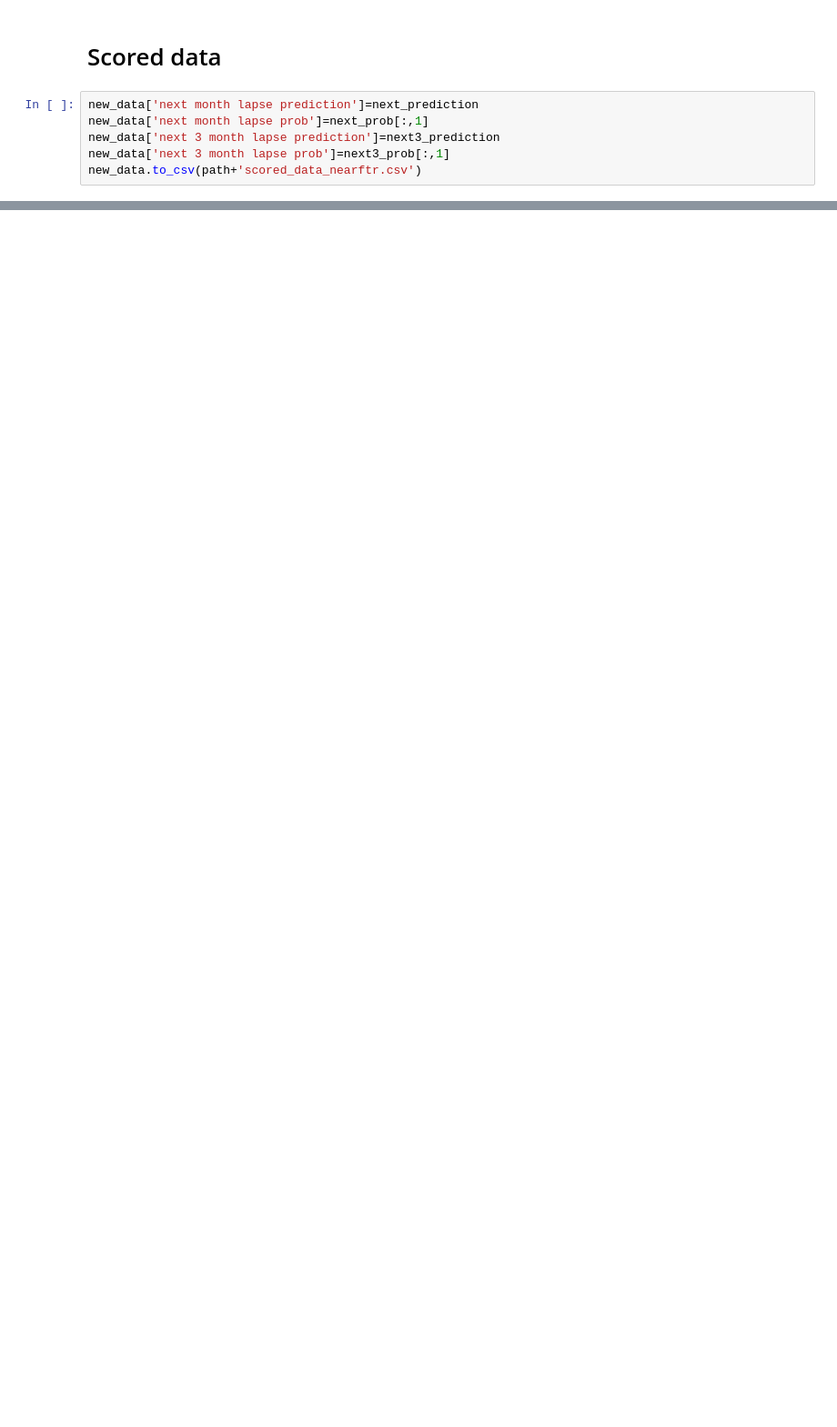
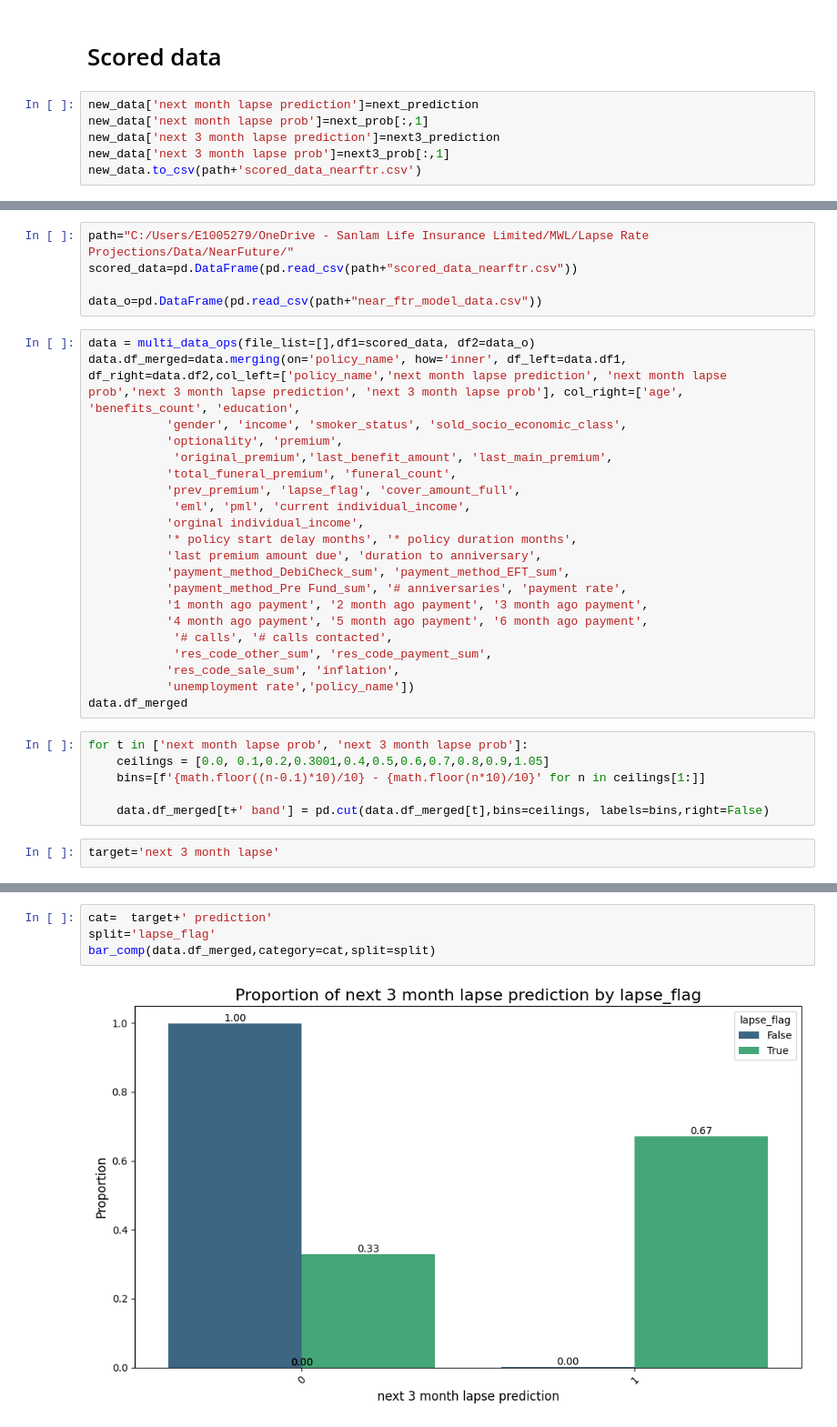
Before and after one commit to Christine-H-code/LapseRate_modeling, a Jupyter notebook: NearFuture/Near_Ftr_Lapse_Models.ipynb, the cells around one changed output, grey strips where cells are left out. Shown at 91% size. Cells and saved outputs as stored; diff of their text form; blank space fills up the shorter version.

```diff
--- a/NearFuture/Near_Ftr_Lapse_Models.ipynb
+++ b/NearFuture/Near_Ftr_Lapse_Models.ipynb
@@ -620,0 +1035,34 @@ new_data.to_csv(path+'scored_data_nearftr.csv')
+# %%
+path="C:/Users/E1005279/OneDrive - Sanlam Life Insurance Limited/MWL/Lapse Rate Projections/Data/NearFuture/"
+scored_data=pd.DataFrame(pd.read_csv(path+"scored_data_nearftr.csv"))
+
+data_o=pd.DataFrame(pd.read_csv(path+"near_ftr_model_data.csv"))
+# %%
+data = multi_data_ops(file_list=[],df1=scored_data, df2=data_o)
+data.df_merged=data.merging(on='policy_name', how='inner', df_left=data.df1, df_right=data.df2,col_left=['policy_name','next month lapse prediction', 'next month lapse prob','next 3 month lapse prediction', 'next 3 month lapse prob'], col_right=['age', 'benefits_count', 'education',
+           'gender', 'income', 'smoker_status', 'sold_socio_economic_class',
+           'optionality', 'premium',
+            'original_premium','last_benefit_amount', 'last_main_premium',
+           'total_funeral_premium', 'funeral_count',
+           'prev_premium', 'lapse_flag', 'cover_amount_full',
+            'eml', 'pml', 'current individual_income',
+           'orginal individual_income',
+           '* policy start delay months', '* policy duration months',
+           'last premium amount due', 'duration to anniversary',
+           'payment_method_DebiCheck_sum', 'payment_method_EFT_sum',
+           'payment_method_Pre Fund_sum', '# anniversaries', 'payment rate',
+           '1 month ago payment', '2 month ago payment', '3 month ago payment',
+           '4 month ago payment', '5 month ago payment', '6 month ago payment',
+            '# calls', '# calls contacted',
+            'res_code_other_sum', 'res_code_payment_sum',
+           'res_code_sale_sum', 'inflation',
+           'unemployment rate','policy_name'])
+data.df_merged
+# %%
+for t in ['next month lapse prob', 'next 3 month lapse prob']:
+    ceilings = [0.0, 0.1,0.2,0.3001,0.4,0.5,0.6,0.7,0.8,0.9,1.05]
+    bins=[f'{math.floor((n-0.1)*10)/10} - {math.floor(n*10)/10}' for n in ceilings[1:]]
+
+    data.df_merged[t+' band'] = pd.cut(data.df_merged[t],bins=ceilings, labels=bins,right=False)
+# %%
+target='next 3 month lapse'
@@ -620,0 +1090,6 @@ new_data.to_csv(path+'scored_data_nearftr.csv')
+# %%
+cat=  target+' prediction'
+split='lapse_flag'
+bar_comp(data.df_merged,category=cat,split=split)
+# %% [output]
+[figure, added]
```
Also changed, not shown: parts of 25 cells of this notebook, 1 other file.
